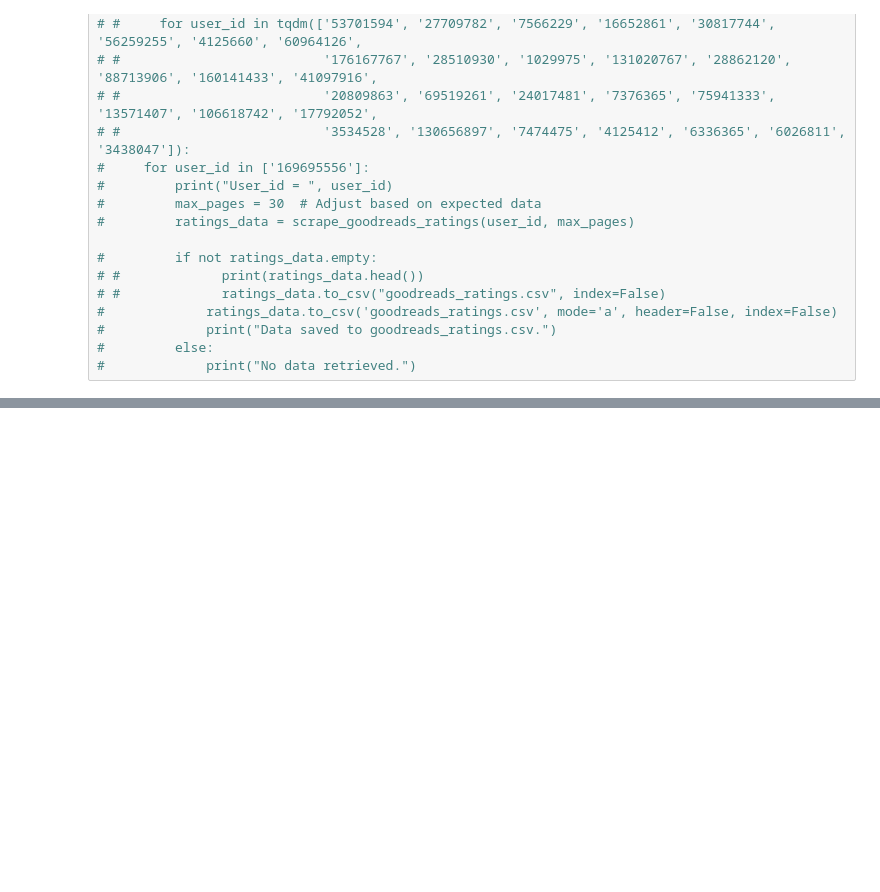
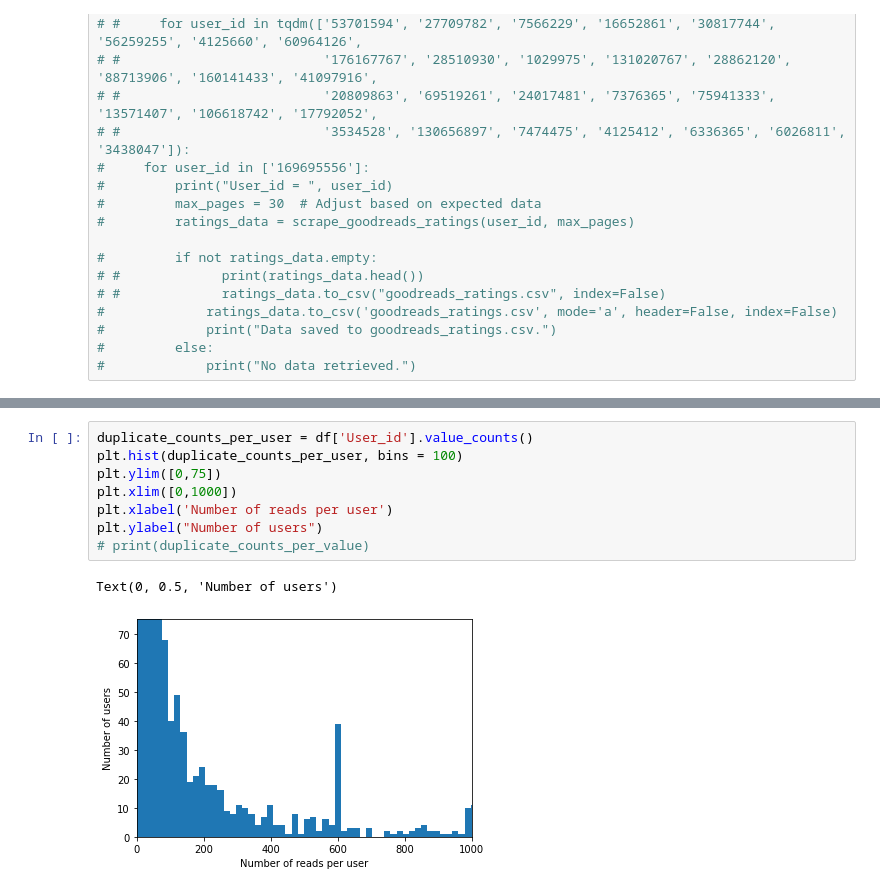
Before and after one commit to KatieJ16/book_predictor, a Jupyter notebook: goodreads_ratings_change_df.ipynb, the cells around one changed output, grey strips where cells are left out. Drawn from its saved outputs; the diff is of its cells as text; blank space fills up the shorter version.

```diff
--- a/goodreads_ratings_change_df.ipynb
+++ b/goodreads_ratings_change_df.ipynb
@@ -320,0 +307,11 @@ Text(0, 0.5, 'Readers')
+# %%
+duplicate_counts_per_user = df['User_id'].value_counts()
+plt.hist(duplicate_counts_per_user, bins = 100)
+plt.ylim([0,75])
+plt.xlim([0,1000])
+plt.xlabel('Number of reads per user')
+plt.ylabel("Number of users")
+# print(duplicate_counts_per_value)
+# %% [output]
+Text(0, 0.5, 'Number of users')
+[figure, added]
```
Also changed, not shown: parts of 10 cells of this notebook, 11 other files.
